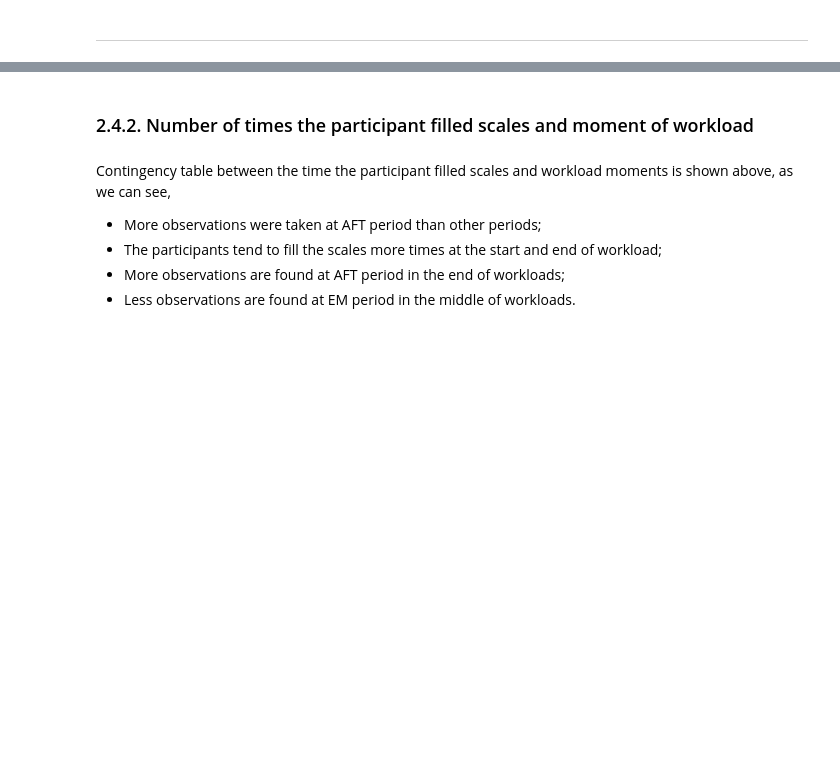
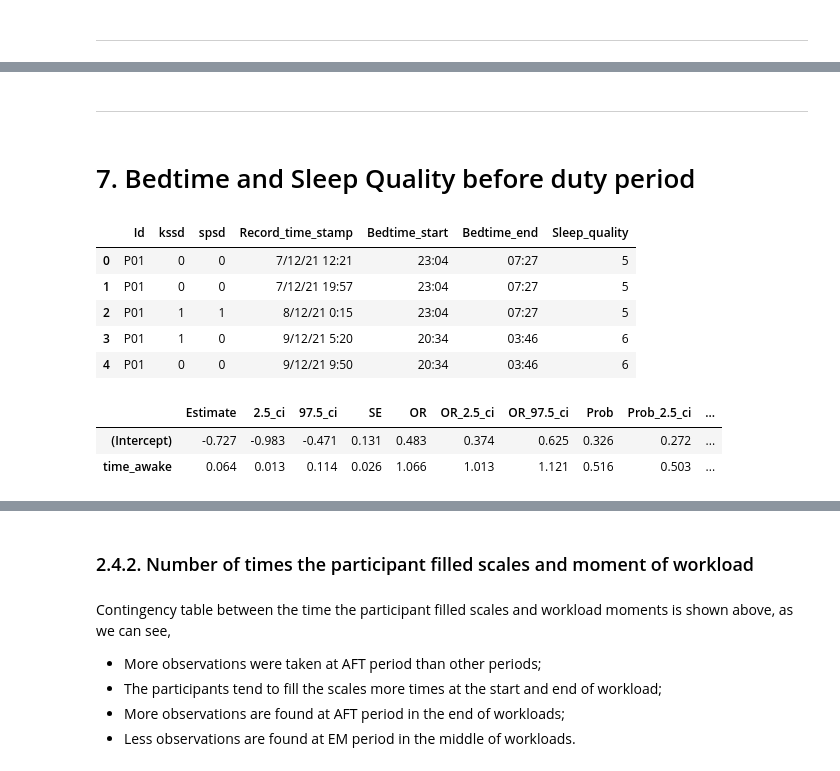
Before and after one commit to jlpscampos/Perception-of-Excessive-Sleepiness-and-Severe-Fatigue-in-Civil-Aviation-Pilots, a Jupyter notebook: Exploratory_Data_Analysis.ipynb, the cells around one changed output, grey strips where cells are left out. Saved outputs shown, nothing was run; the diff lists cells and outputs as text; code cells hidden in the pictures; blank space fills up the shorter version.

```diff
--- a/Exploratory_Data_Analysis.ipynb
+++ b/Exploratory_Data_Analysis.ipynb
@@ -614,3 +767,23 @@ plt.show()
+# %% [markdown]
+---
+# %% [markdown]
+# 7. Bedtime and Sleep Quality before duty period
+# %%
+tmp = working_df[['Id','kssd','spsd','Record_time_stamp', 'Bedtime_start', 'Bedtime_end', 'Sleep_quality']]
+tmp.head()
+# %% [output]
+|  | Id | kssd | spsd | Record_time_stamp | Bedtime_start | Bedtime_end | Sleep_quality |
+| 0 | P01 | 0 | 0 | 7/12/21 12:21 | 23:04 | 07:27 | 5 |
+| 1 | P01 | 0 | 0 | 7/12/21 19:57 | 23:04 | 07:27 | 5 |
+| 2 | P01 | 1 | 1 | 8/12/21 0:15 | 23:04 | 07:27 | 5 |
+| 3 | P01 | 1 | 0 | 9/12/21 5:20 | 20:34 | 03:46 | 6 |
+| 4 | P01 | 0 | 0 | 9/12/21 9:50 | 20:34 | 03:46 | 6 |
+# %%
+ks_time_awake
+# %% [output]
+|  | Estimate | 2.5_ci | 97.5_ci | SE | OR | OR_2.5_ci | OR_97.5_ci | Prob | Prob_2.5_ci | ... |
+| (Intercept) | -0.727 | -0.983 | -0.471 | 0.131 | 0.483 | 0.374 | 0.625 | 0.326 | 0.272 | ... |
+| time_awake | 0.064 | 0.013 | 0.114 | 0.026 | 1.066 | 1.013 | 1.121 | 0.516 | 0.503 | ... |
 # %%
 tmp = working_df.groupby(['Id','duty_start_cat','duty_end_cat'], as_index = False)\
                 .agg(count = ('Id','count'), kss = ('kssd','sum'), sps = ('spsd','sum'))
```
Also changed, not shown: parts of 18 cells of this notebook, 3 other files.
